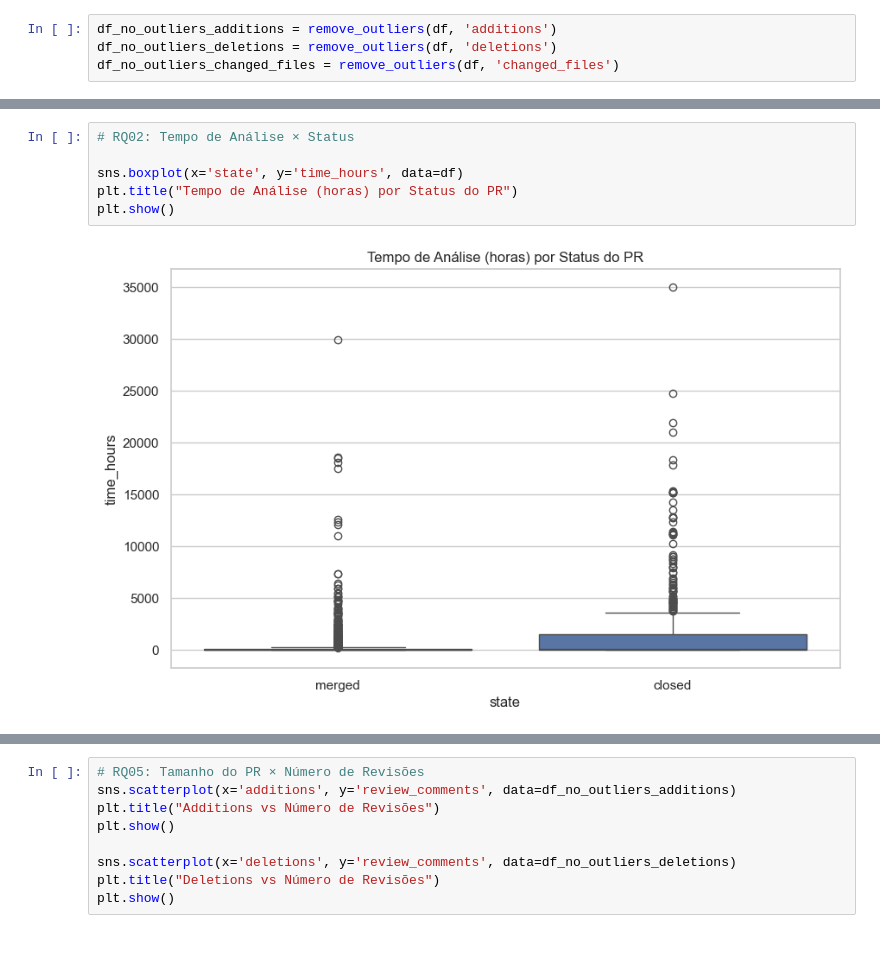
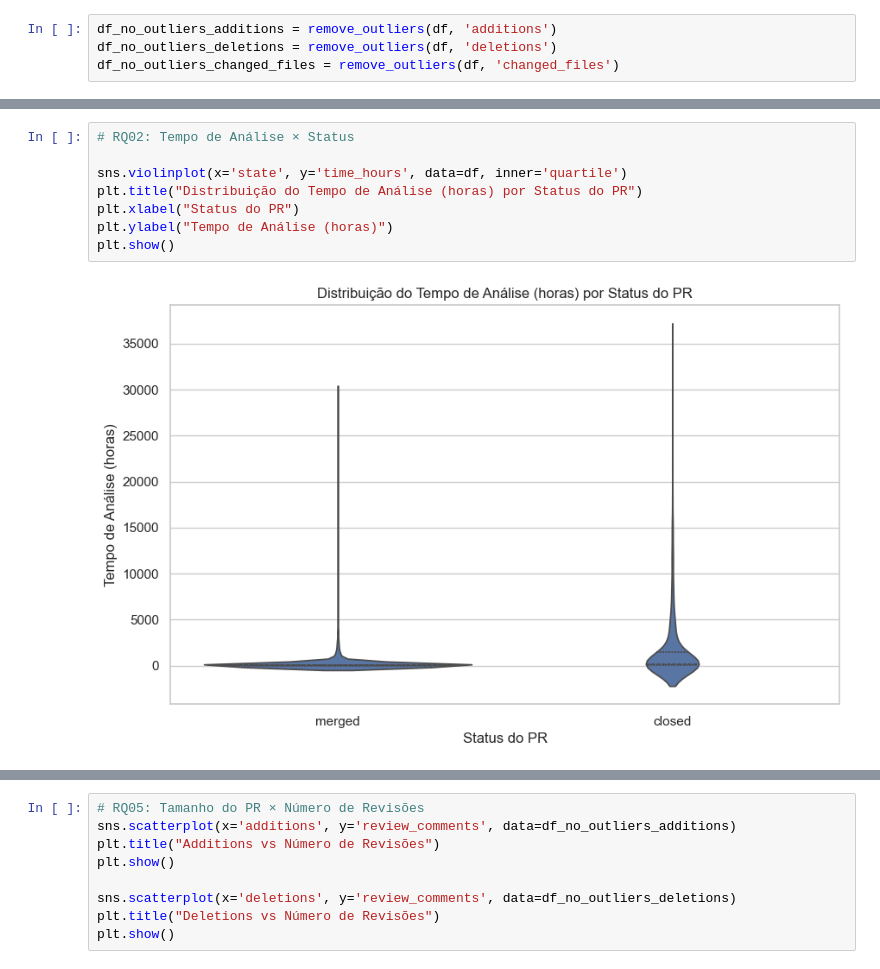
Before and after one commit to urbanobruno/lab-experimentacao-software, a Jupyter notebook: lab3/graficos_analise.ipynb, the cells around one changed output, grey strips where cells are left out. Drawn from its saved outputs; the diff is of its cells as text.

```diff
--- a/lab3/graficos_analise.ipynb
+++ b/lab3/graficos_analise.ipynb
@@ -113,11 +40,13 @@ plt.show()
 # %%
 # RQ02: Tempo de Análise × Status
 
-sns.boxplot(x='state', y='time_hours', data=df)
-plt.title("Tempo de Análise (horas) por Status do PR")
+sns.violinplot(x='state', y='time_hours', data=df, inner='quartile')
+plt.title("Distribuição do Tempo de Análise (horas) por Status do PR")
+plt.xlabel("Status do PR")
+plt.ylabel("Tempo de Análise (horas)")
 plt.show()
 # %% [output]
-[figure, old version]
+[figure, new version]
 # %%
 # RQ03: Descrição × Status
 
```
Also changed, not shown: parts of 4 cells of this notebook.
